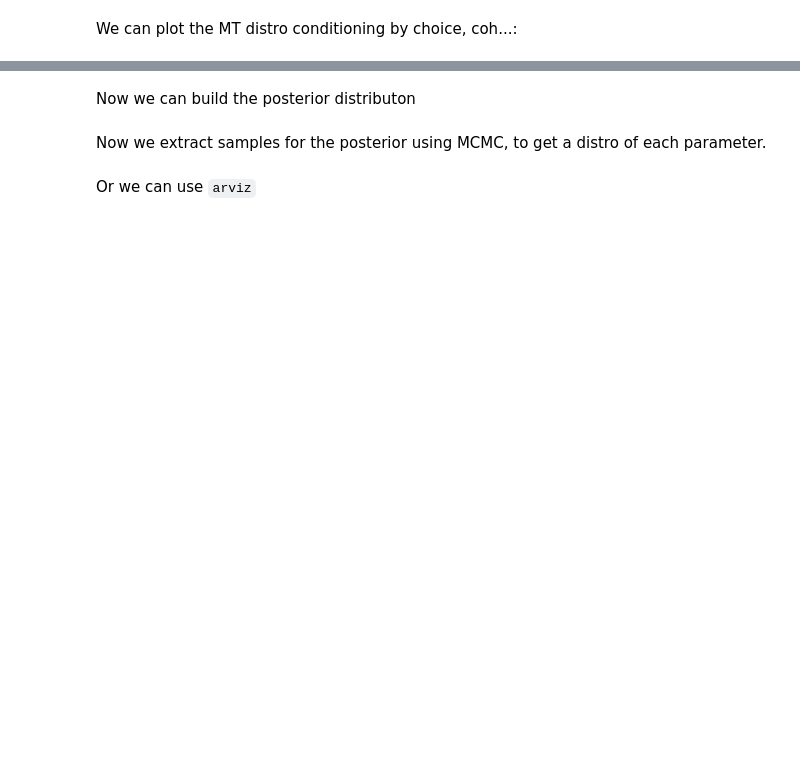
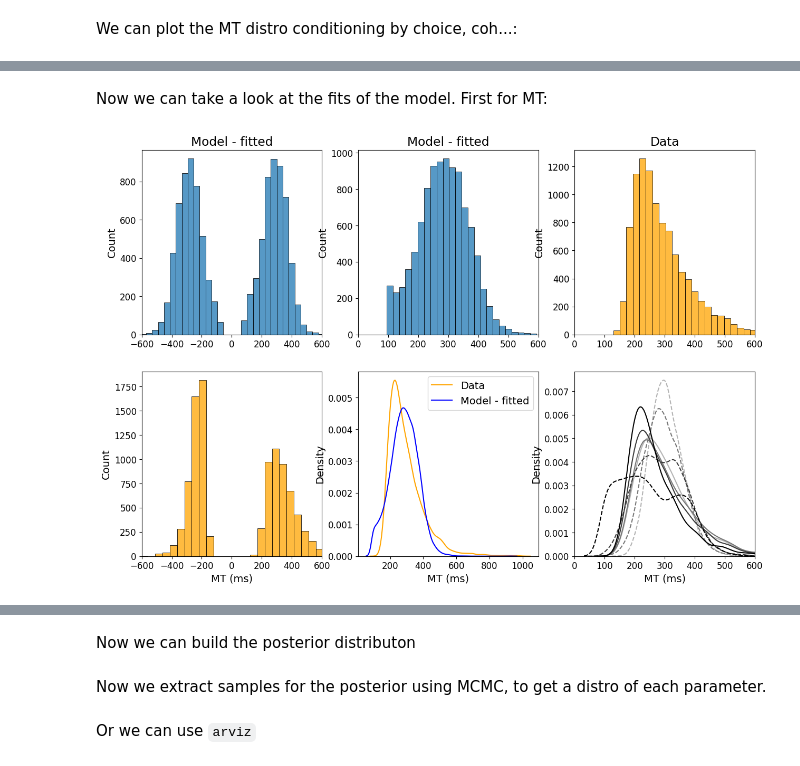
Before and after one commit to PastorJordi/custom_utils, a Jupyter notebook: notebooks/MNLE application.ipynb, the cells around one changed output, grey strips where cells are left out. Drawn from its saved outputs; the diff is of its cells as text; code cells hidden in the pictures; blank space fills up the shorter version.

```diff
--- a/notebooks/MNLE application.ipynb
+++ b/notebooks/MNLE application.ipynb
@@ -337,11 +388,10 @@ print(str(round(time.time()-tim_st, 2)) + ' seconds')
 # %%
-# x0 = prior.sample((1, ))
-x0[0] = 0.5
-x0[1] = 0.5
-lb = np.array([np.float64(prior.dists[i].low/10) for i in range(len(prior.dists))])
-ub = np.array([np.float64(prior.dists[i].high*100) for i in range(len(prior.dists))])
-pub = np.array([np.float64(prior.dists[i].high) for i in range(len(prior.dists))])
-plb = np.array([np.float64(prior.dists[i].low) for i in range(len(prior.dists))])
-# x0 = (pub + plb)/2
-bads = BADS(fun_theta, x0, lb, ub, plb, pub)
+# x0 = prior.sample((1, ))  #random x0
+lb = np.array([np.float64(prior.dists[i].low) for i in range(len(prior.dists))])
+ub = np.array([np.float64(prior.dists[i].high) for i in range(len(prior.dists))])
+plb = lb + (-lb+ub)/10
+pub = ub - (-lb+ub)/10
+data = prepare_fb_data(df=df)  # prepares data = (MT, RT, choice) with fixation breaks
+# data is (MT_i, RT_i, choice_i) if RT_i > 0 ms, and (NaN, RT_i, NaN) if RT_i < 0 ms
+x0 = (pub + plb)/2  # centered x0
 # %% [output]
@@ -351,4 +401,6 @@ bads:InitialPointsOutsidePB. The starting points X0 are not inside the provided
 # %%
+fun_target = lambda x: fun_theta(x, data, estimator, num_simulations)  # f(data|theta)
+bads = BADS(fun_target, x0, lb, ub, plb, pub)
 optimize_result = bads.optimize()
 # %% [output]
 Beginning optimization of a DETERMINISTIC objective function
@@ -376,0 +480,37 @@ np.save(SV_FOLDER + 'params_mnle_bads.npy', optimize_result.x)
+# %% [markdown]
+Now we can take a look at the fits of the model. First for MT:
+# %%
+x_syn_1d = x.clone().detach()
+x_syn_1d[x_syn_1d[:, 2] < 1, 0] *= -1
+mt_sign = np.copy(mt[:num_simulations]*1e3)
+mt_sign[choice[:num_simulations] == 0] *= -1
+fig, ax = plt.subplots(nrows=2, ncols=3, figsize=(15, 10))
+ax = ax.flatten()
+sns.histplot(x_syn_1d[:, 0], ax=ax[0], bins=40)
+sns.histplot(x[:,0], ax=ax[1], bins=40)
+sns.histplot(mt*1e3, color='orange', ax=ax[2], bins=40)
+sns.histplot(mt_sign, color='orange', ax=ax[3], bins=40)
+sns.kdeplot(mt*1e3, color='orange', ax=ax[4], label='Data')
+sns.kdeplot(x[:,0], color='blue', ax=ax[4], label='Model - fitted')
+ax[4].legend()
+ax[1].set_title('Model - fitted')
+ax[0].set_title('Model - fitted')
+ax[2].set_title('Data')
+ax[3].set_xlabel('MT (ms)')
+ax[4].set_xlabel('MT (ms)')
+ax[5].set_xlabel('MT (ms)')
+for i in range(2):
+    ax[i+1].set_xlim(0, 600)
+ax[3].set_xlim(-600, 600)
+ax[0].set_xlim(-600, 600)
+
+colormap = pl.cm.gist_gray_r(np.linspace(0.3, 1, 4))
+for iev, ev in enumerate([0, 0.25, 0.5, 1]):
+    index = np.abs(coh) == ev
+    sns.kdeplot(mt[np.abs(coh) == ev]*1e3, color=colormap[iev], ax=ax[5])
+    sns.kdeplot(x[np.abs(coh[:len(x)]) == ev, 0], color=colormap[iev], ax=ax[5], linestyle='--')
+ax[5].set_xlim(0, 600)
+plt.show()
+fig.tight_layout()
+# %% [output]
+[figure, added]
```
Also changed, not shown: parts of 36 cells of this notebook, 9 other files.
